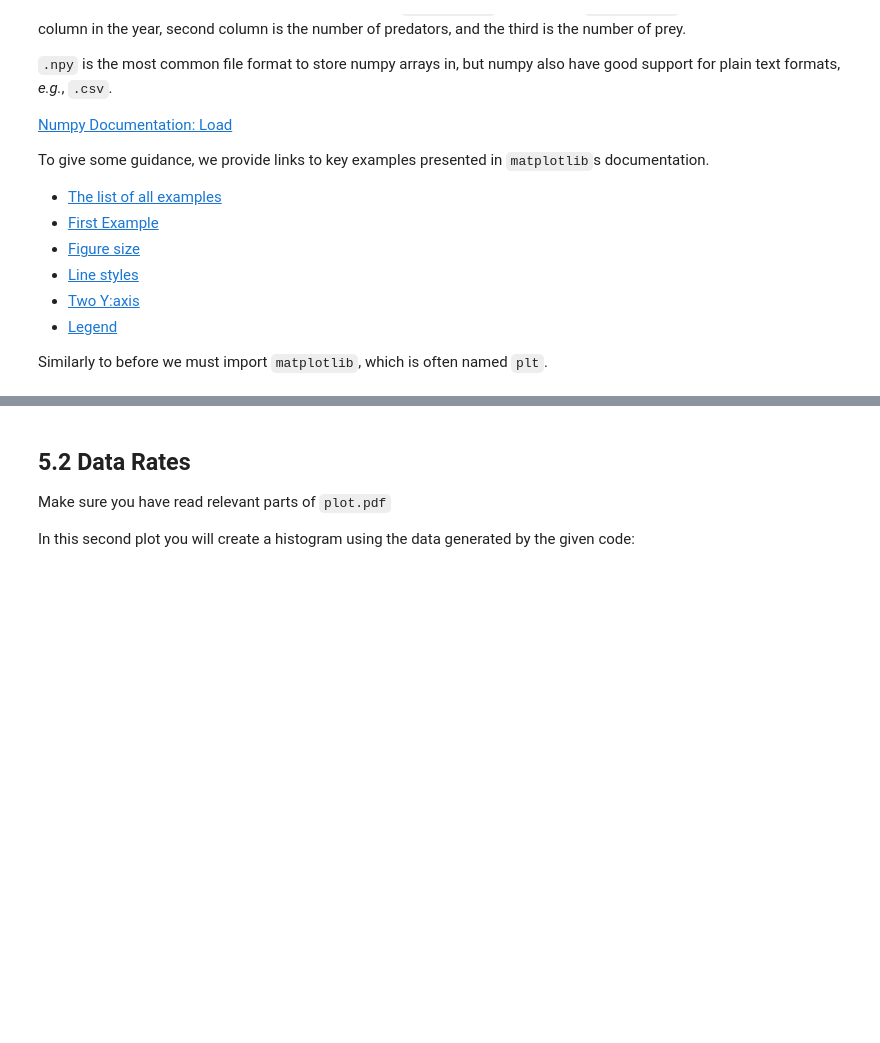
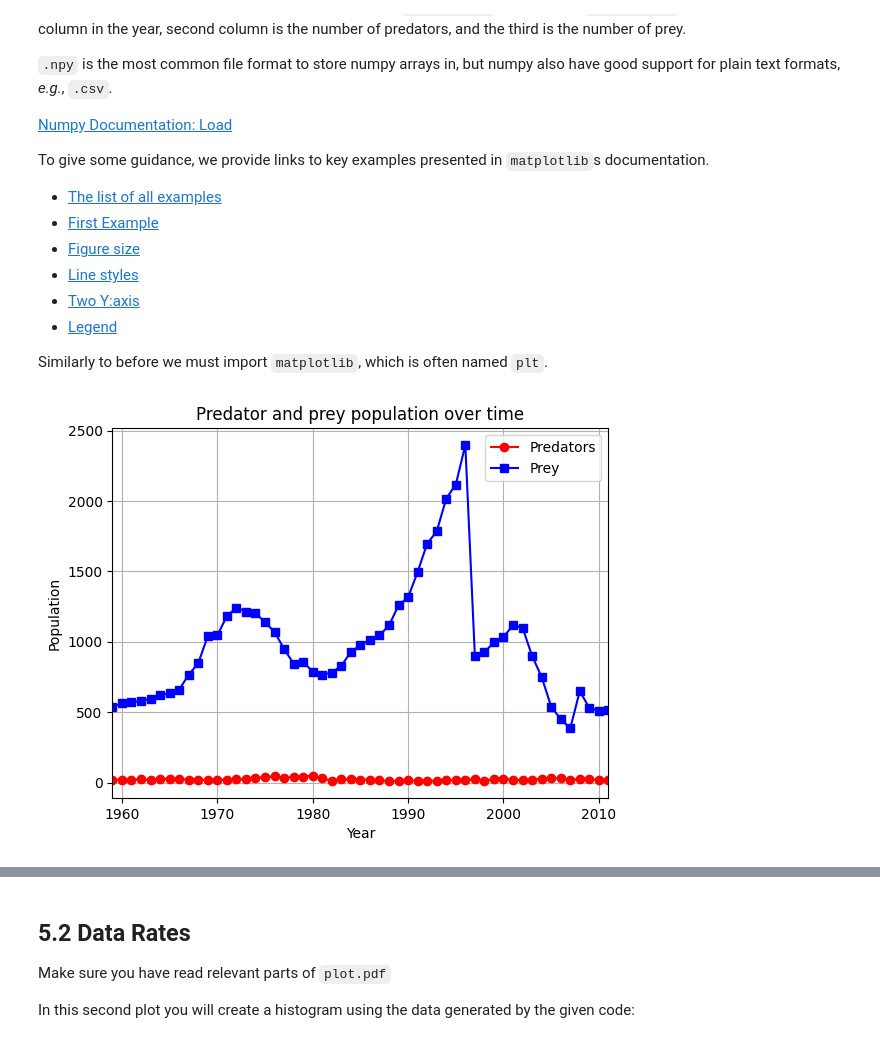
Before and after one commit to barr3/TSKS37_LABBAR, a Jupyter notebook: Lab1/lab1.ipynb, the cells around one changed output, grey strips where cells are left out. Cells and saved outputs as stored; diff of their text form; code cells hidden in the pictures; blank space fills up the shorter version.

```diff
--- a/Lab1/lab1.ipynb
+++ b/Lab1/lab1.ipynb
@@ -793,0 +788,18 @@ from matplotlib import pyplot as plt
+# %%
+# Create your first figure here
+df = np.load("ecology.npy")
+
+plt.plot(df[:, 0], df[:, 1], label="Predators", color="red", marker="o") #plots number of predators
+plt.plot(df[:, 0], df[:, 2], label="Prey", color="blue", marker="s") #plots number of prey
+
+ax = plt.gca()
+ax.set_xlim(df[0, 0], df[-1, 0])
+
+plt.xlabel("Year")
+plt.ylabel("Population")
+plt.title("Predator and prey population over time")
+plt.legend()
+plt.grid()
+plt.show()
+# %% [output]
+[figure, added]
```
Also changed, not shown: parts of 5 cells of this notebook.
